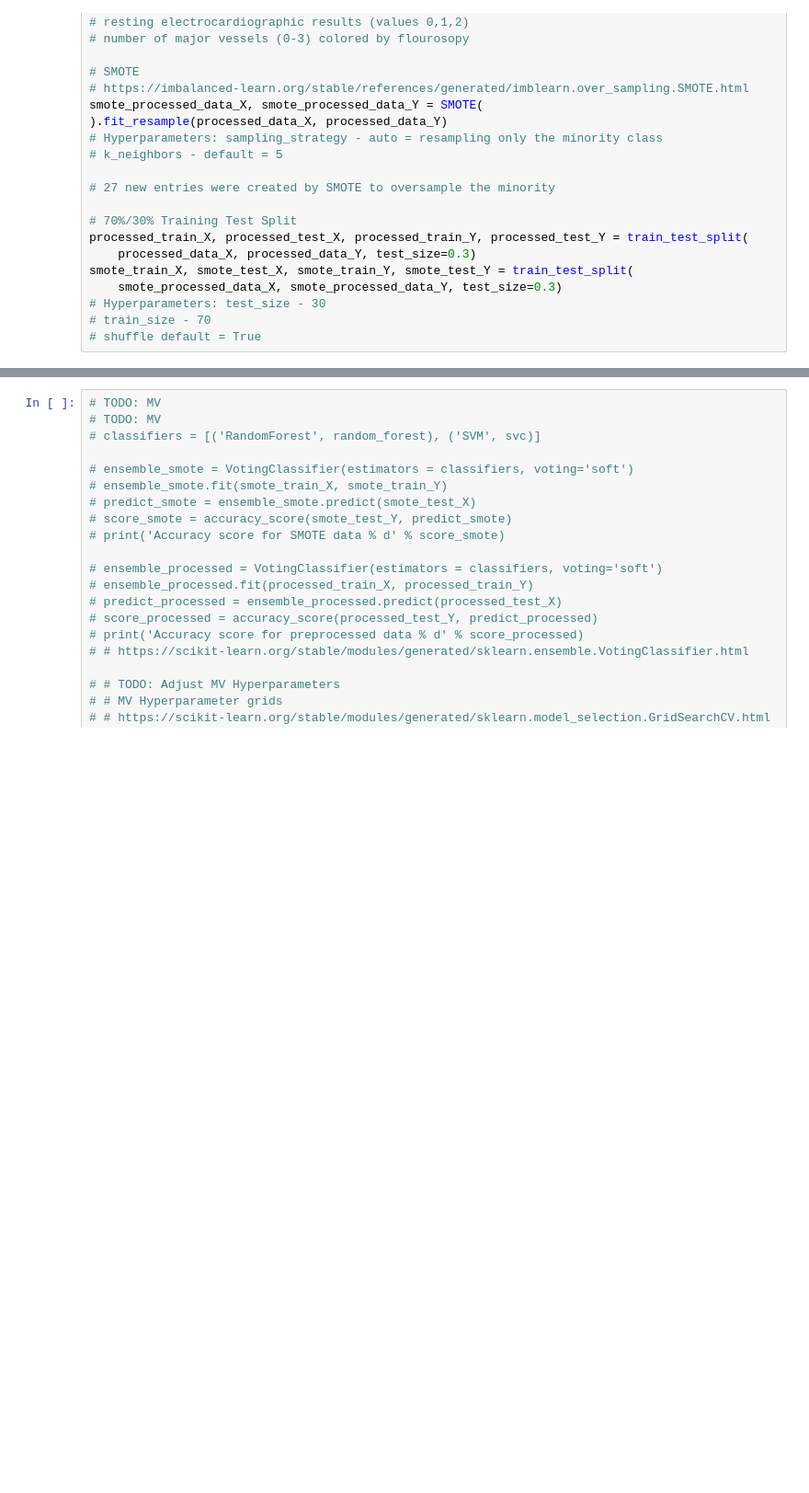
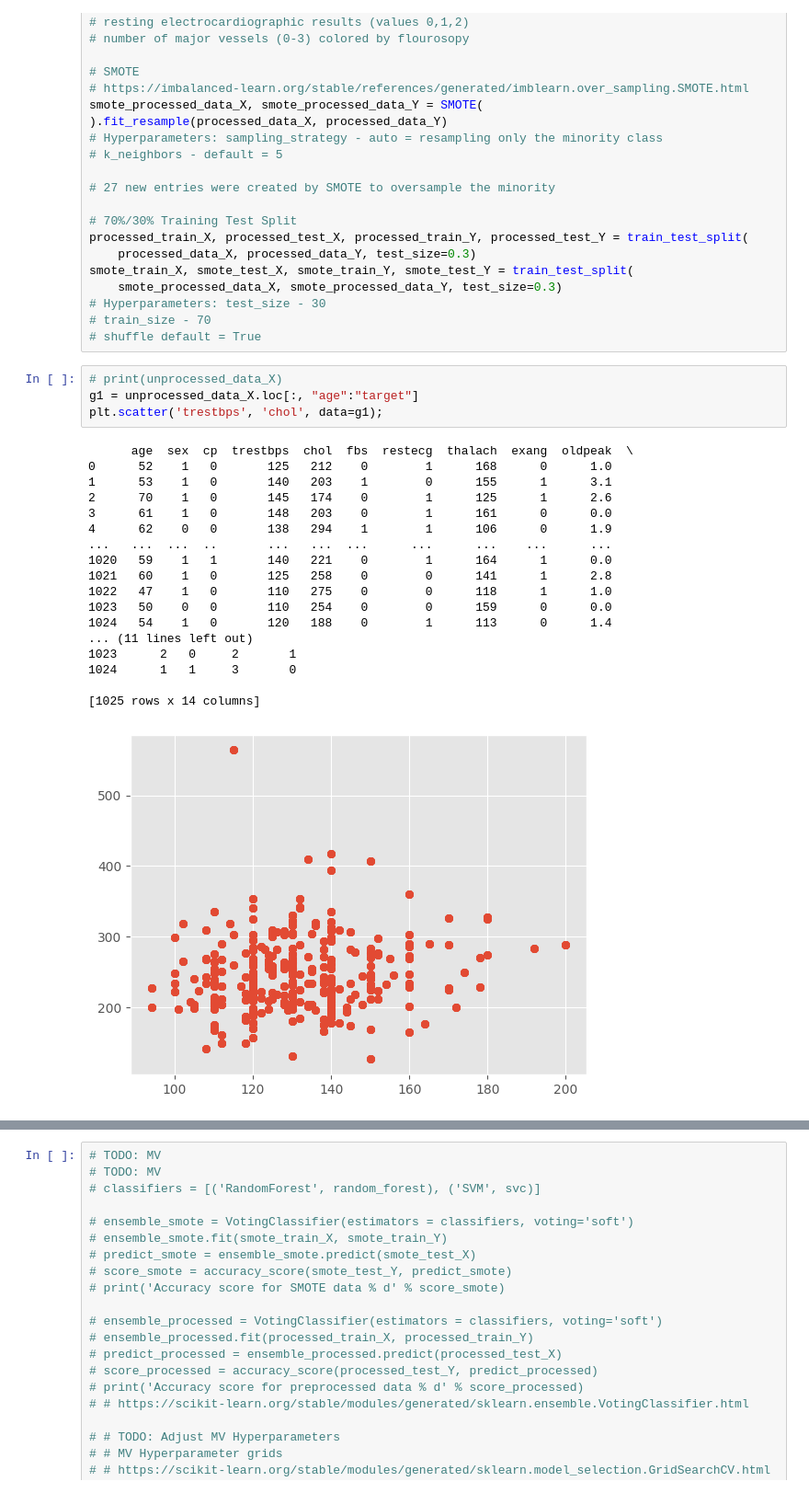
Before and after one commit to JamielleVelasquez/SVM-RF-Heat-Disease-Prediction, a Jupyter notebook: jupyterTest.ipynb, the cells around one changed output, grey strips where cells are left out. Shown at 92% size. Saved outputs shown, nothing was run; the diff lists cells and outputs as text; blank space fills up the shorter version.

Commit message:
Added SMOTE visualization
Can be used to compare non-SMOTE data to SMOTE-treated data

Also converted SMOTE array to dataFrame to locate new rows of data

```diff
--- a/jupyterTest.ipynb
+++ b/jupyterTest.ipynb
@@ -62,3 +62,26 @@ smote_train_X, smote_test_X, smote_train_Y, smote_test_Y = train_test_split(
 # Hyperparameters: test_size - 30
 # train_size - 70
 # shuffle default = True
+# %%
+# print(unprocessed_data_X)
+g1 = unprocessed_data_X.loc[:, "age":"target"]
+plt.scatter('trestbps', 'chol', data=g1);
+# %% [output]
+      age  sex  cp  trestbps  chol  fbs  restecg  thalach  exang  oldpeak  \
+0      52    1   0       125   212    0        1      168      0      1.0
+1      53    1   0       140   203    1        0      155      1      3.1
+2      70    1   0       145   174    0        1      125      1      2.6
+3      61    1   0       148   203    0        1      161      0      0.0
+4      62    0   0       138   294    1        1      106      0      1.9
+...   ...  ...  ..       ...   ...  ...      ...      ...    ...      ...
+1020   59    1   1       140   221    0        1      164      1      0.0
+1021   60    1   0       125   258    0        0      141      1      2.8
+1022   47    1   0       110   275    0        0      118      1      1.0
+1023   50    0   0       110   254    0        0      159      0      0.0
+1024   54    1   0       120   188    0        1      113      0      1.4
+... (11 lines left out)
+1023      2   0     2       1
+1024      1   1     3       0
+
+[1025 rows x 14 columns]
+[figure, added]
```
Also changed, not shown: parts of 3 cells of this notebook, 1 other file.
